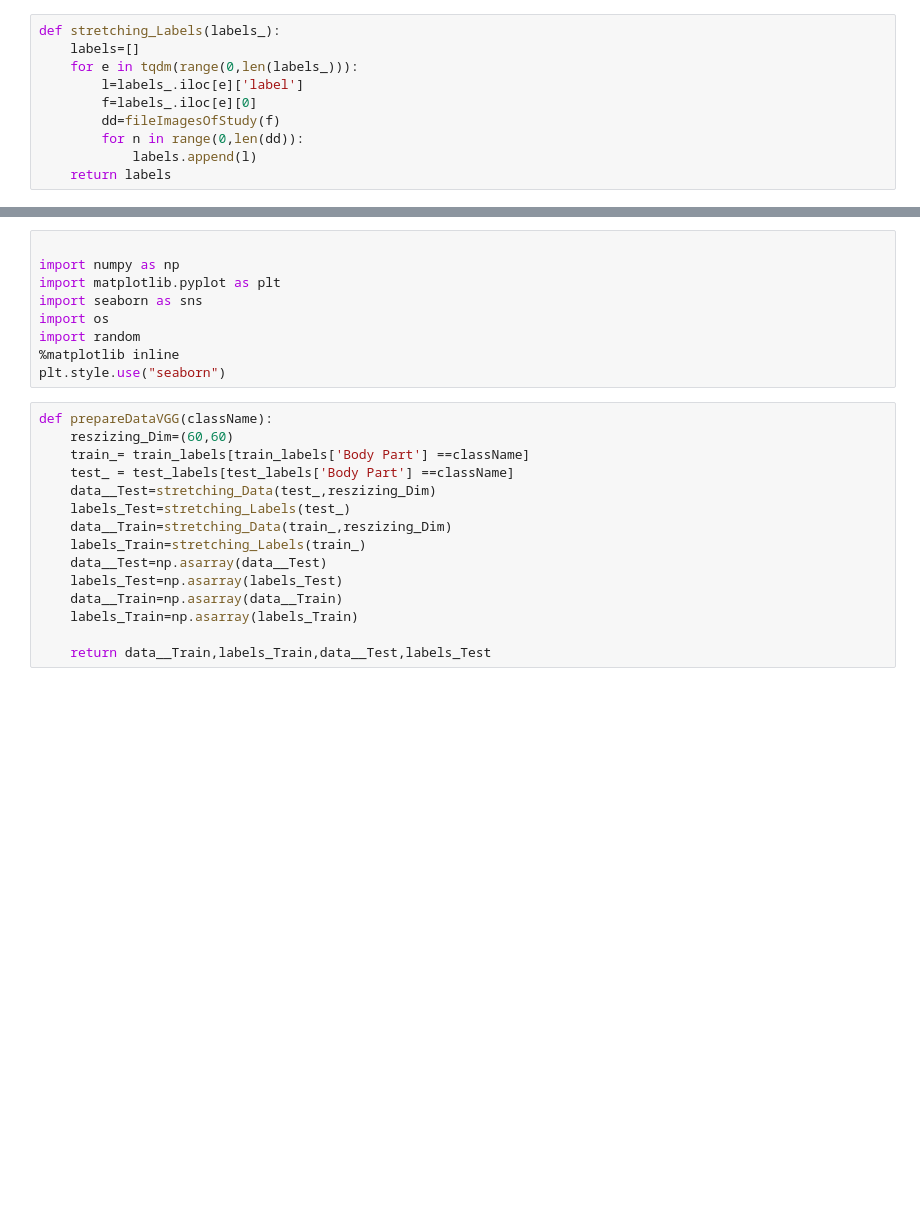
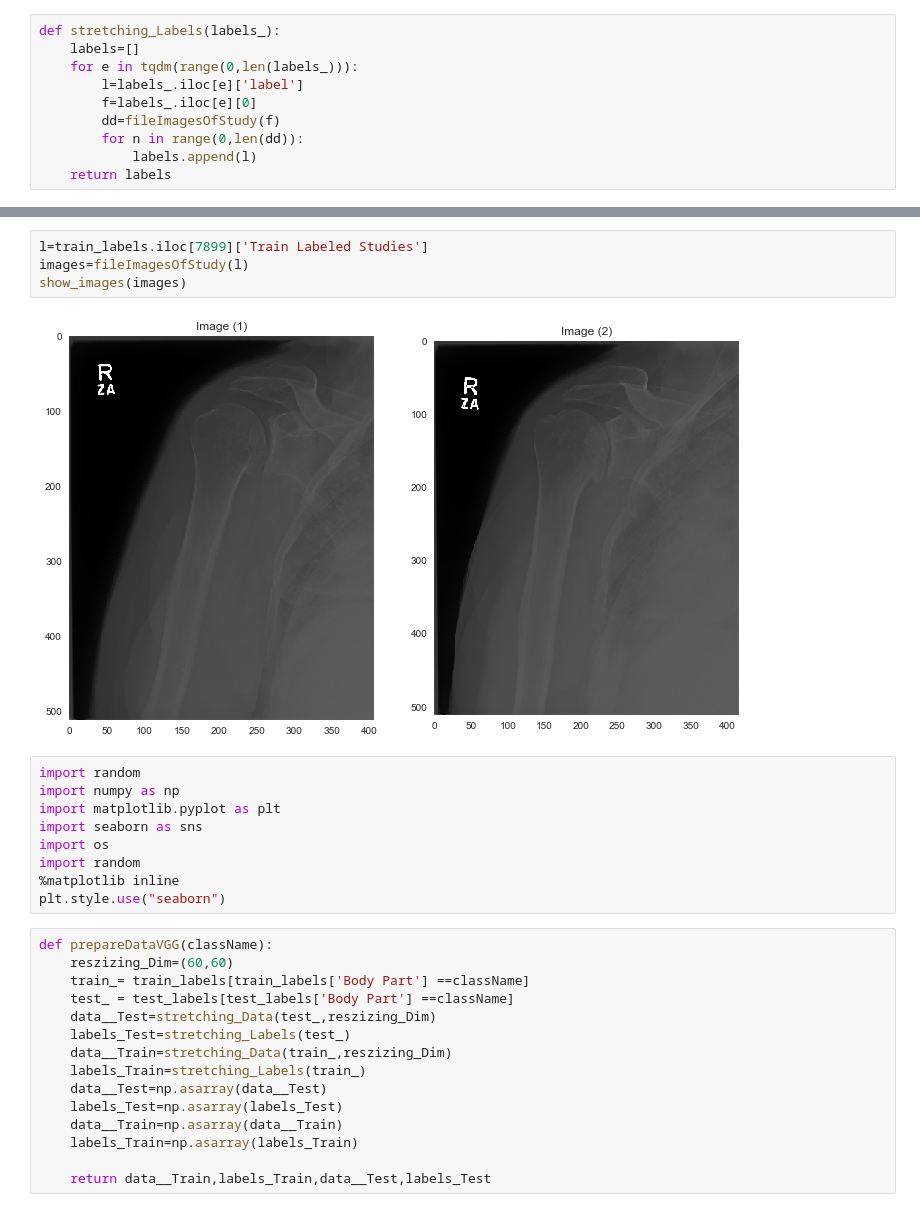
Before and after one commit to amikha33/MURA, a Jupyter notebook: MURA_.ipynb, the cells around one changed output, grey strips where cells are left out. Drawn from its saved outputs; the diff is of its cells as text; blank space fills up the shorter version.

```diff
--- a/MURA_.ipynb
+++ b/MURA_.ipynb
@@ -150,5 +165,11 @@ show_images(images)
+# %%
+l=train_labels.iloc[7899]['Train Labeled Studies']
+images=fileImagesOfStudy(l)
+show_images(images)
+# %% [output]
+[figure, added]
 # %%
-
+import random
 import numpy as np
 import matplotlib.pyplot as plt
 import seaborn as sns
```
Also changed, not shown: parts of 23 cells of this notebook.
